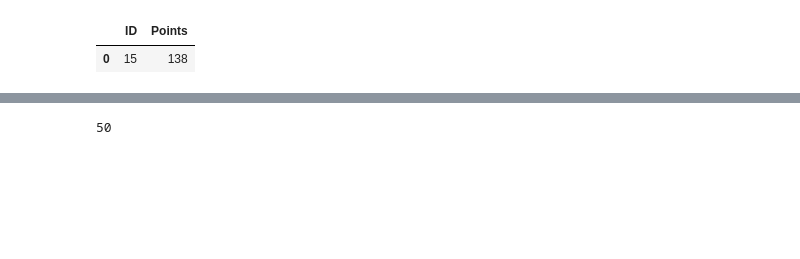
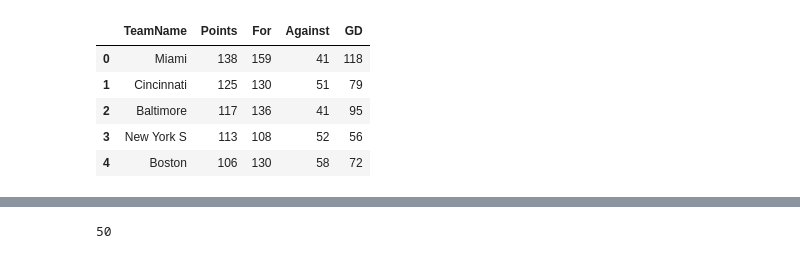
Before and after one commit to ch4413/football, a Jupyter notebook: notebooks/season_1_analysis.ipynb, the cells around one changed output, grey strips where cells are left out. Drawn from its saved outputs; the diff is of its cells as text; code cells hidden in the pictures; blank space fills up the shorter version.

```diff
--- a/notebooks/season_1_analysis.ipynb
+++ b/notebooks/season_1_analysis.ipynb
@@ -3,6 +3,7 @@ import pandas as pd
 import seaborn as sns
 # %%
 results = pd.read_csv('../data/results.csv')
+teams = pd.read_csv('../data/teams.csv')
 # %%
 def results_points(a, b):
     """ Win, lose, draw 3, 0, 1 """
@@ -22,9 +23,9 @@ season1 = results[results['SeasonID']==1]
 # %%
 def get_points_by_week(df):
     new_df = df.copy()
-    home = new_df[['Gameweek', 'HomeTeamID', 'HomePoints']].copy()
-    away = new_df[['Gameweek', 'AwayTeamID', 'AwayPoints']].copy()
-    cols = ['Gameweek', 'ID', 'Points']
+    home = new_df[['Gameweek', 'HomeTeamID', 'HomePoints', 'HomeScore', 'AwayScore']].copy()
+    away = new_df[['Gameweek', 'AwayTeamID', 'AwayPoints', 'AwayScore', 'HomeScore']].copy()
+    cols = ['Gameweek', 'ID', 'Points', 'For', 'Against']
     home.columns = cols
     away.columns = cols
     points_by_week = pd.concat([home, away])
@@ -32,12 +33,20 @@ def get_points_by_week(df):
 # %%
 points_by_week_s1 = get_points_by_week(season1)
 # %%
-final_table_s1 = (points_by_week_s1.groupby(['ID'])['Points'].sum()
+# Sum points over all weeks by Team
+final_table_s1 = (points_by_week_s1.groupby(['ID']).agg({'Points': 'sum', 'For': 'sum', 'Against': 'sum'})
                .reset_index()
                .sort_values('Points', ascending=False)
                )
+final_table_s1['GD'] = final_table_s1['For'] - final_table_s1['Against']
 final_table_s1 = final_table_s1.reset_index().drop('index', axis=1)
-final_table_s1.head(1)
+
+final_table_s1 = pd.merge(final_table_s1, teams, left_on='ID', right_on='TeamID')
+final_table_s1[['TeamName', 'Points', 'For', 'Against', 'GD']].head(5)
 # %% [output]
-|  | ID | Points |
-| 0 | 15 | 138 |
+|  | TeamName | Points | For | Against | GD |
+| 0 | Miami | 138 | 159 | 41 | 118 |
+| 1 | Cincinnati | 125 | 130 | 51 | 79 |
+| 2 | Baltimore | 117 | 136 | 41 | 95 |
+| 3 | New York S | 113 | 108 | 52 | 56 |
+| 4 | Boston | 106 | 130 | 58 | 72 |
```
Also changed, not shown: parts of 14 cells of this notebook, 2 other files.
